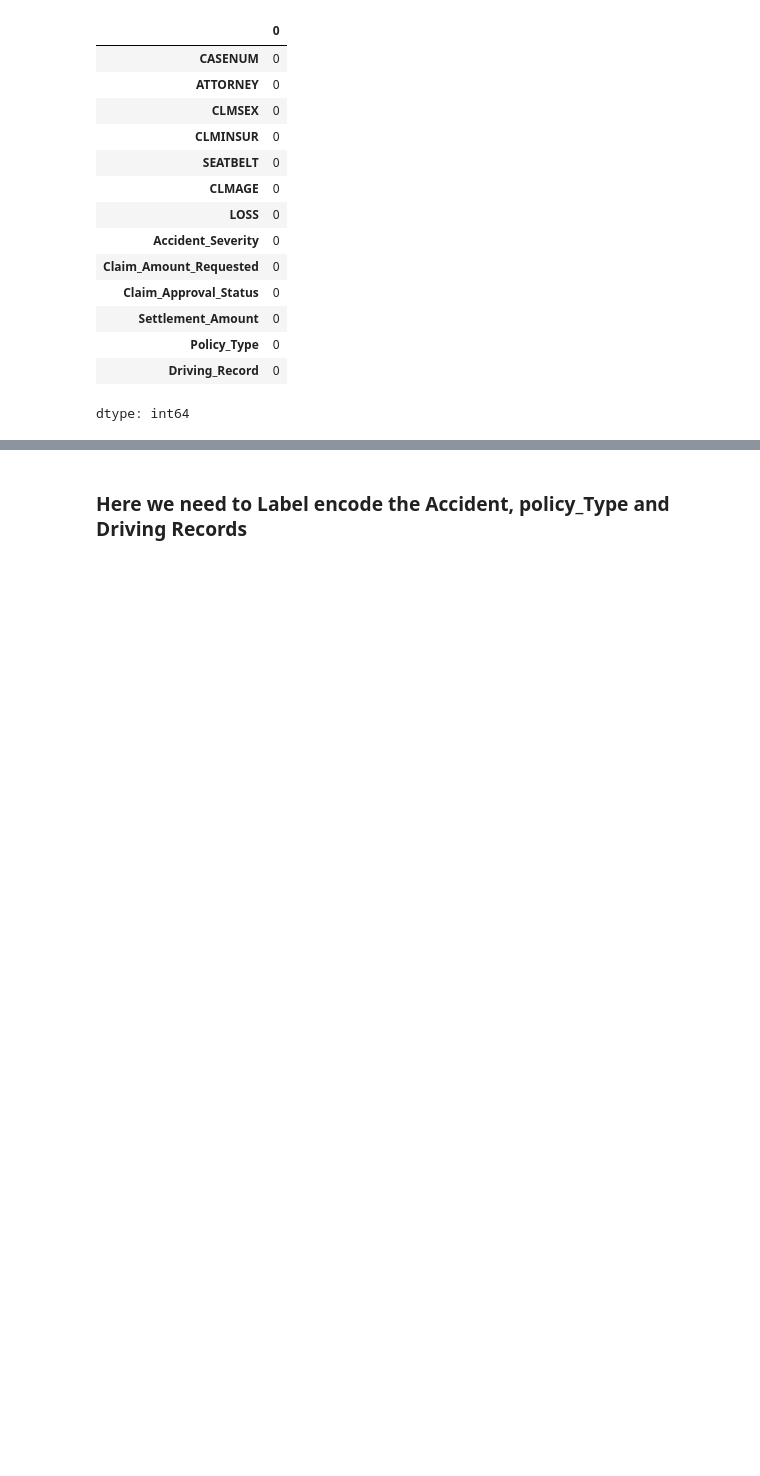
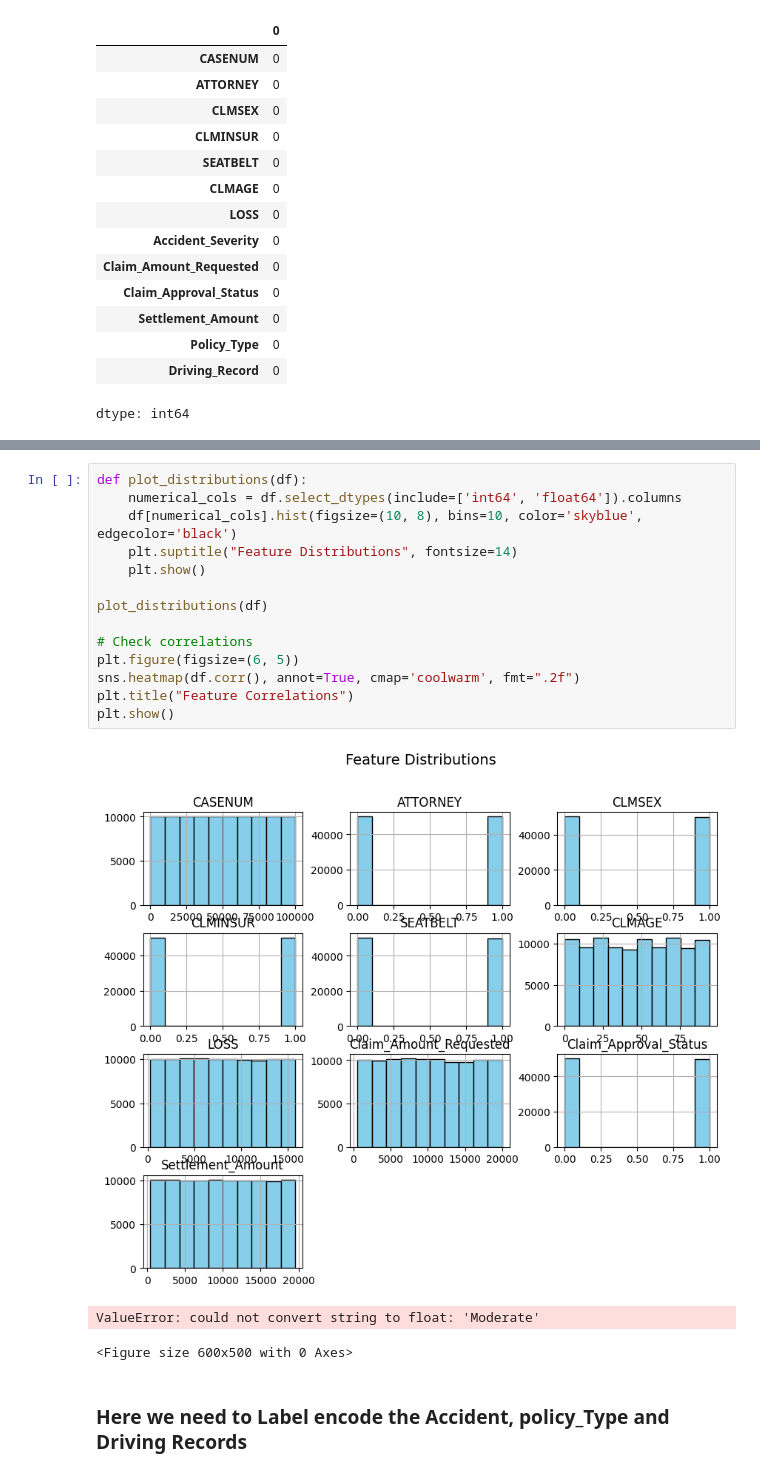
Before and after one commit to Thoyyi01/Assignments, a Jupyter notebook: insurance_claim.ipynb, the cells around one changed output, grey strips where cells are left out. Drawn from its saved outputs; the diff is of its cells as text; blank space fills up the shorter version.

```diff
--- a/insurance_claim.ipynb
+++ b/insurance_claim.ipynb
@@ -45,6 +46,24 @@ df.head()
 | 2 | 3 | 1 | 0.0 | 0.0 | 1.0 | 69 | 15647.05 | Severe | ... |
 | 3 | 4 | 1 | 0.0 | 0.0 | 1.0 | 34 | 9309.79 | Moderate | ... |
 | 4 | 5 | 1 | 1.0 | 1.0 | 0.0 | 2 | 663.94 | Severe | ... |
+# %%
+def plot_distributions(df):
+    numerical_cols = df.select_dtypes(include=['int64', 'float64']).columns
+    df[numerical_cols].hist(figsize=(10, 8), bins=10, color='skyblue', edgecolor='black')
+    plt.suptitle("Feature Distributions", fontsize=14)
+    plt.show()
+
+plot_distributions(df)
+
+# Check correlations
+plt.figure(figsize=(6, 5))
+sns.heatmap(df.corr(), annot=True, cmap='coolwarm', fmt=".2f")
+plt.title("Feature Correlations")
+plt.show()
+# %% [output]
+[figure, added]
+ValueError: could not convert string to float: 'Moderate'
+<Figure size 600x500 with 0 Axes>
 # %% [markdown]
 <h3>Here we need to Label encode the Accident, policy_Type and Driving Records</h3>
 # %%
```
Also changed, not shown: parts of 10 cells of this notebook.
